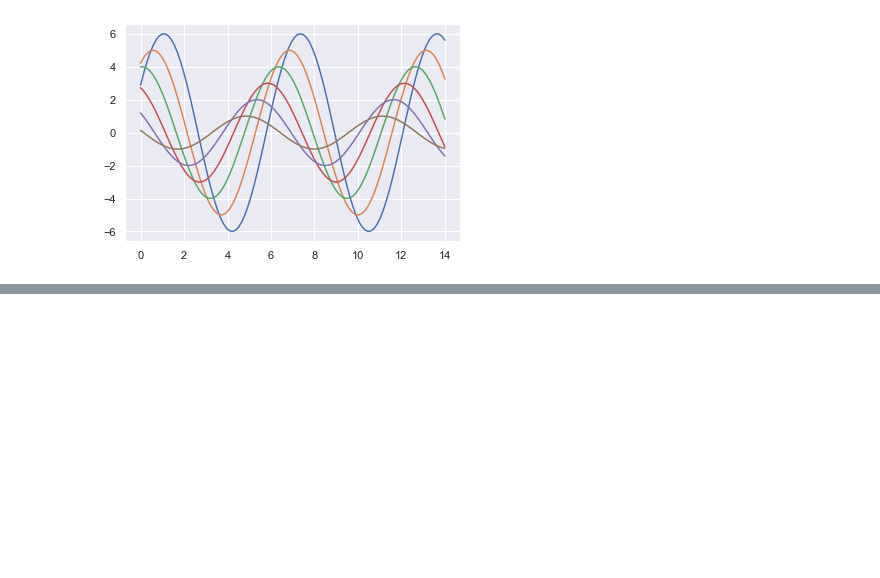
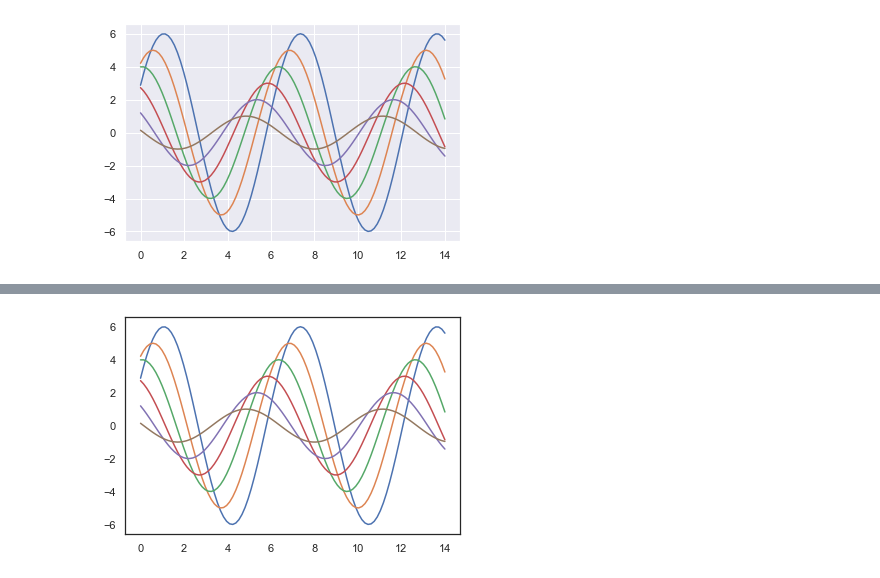
Before and after one commit to Young1783/machinelearning, a Jupyter notebook: visualization/figconfig.ipynb, the cells around one changed output, grey strips where cells are left out. Saved outputs shown, nothing was run; the diff lists cells and outputs as text; code cells hidden in the pictures; blank space fills up the shorter version.

```diff
--- a/visualization/figconfig.ipynb
+++ b/visualization/figconfig.ipynb
@@ -18,0 +30,5 @@ sinplot()
+# %%
+sns.set_style("white")
+sinplot()
+# %% [output]
+[figure, added]
```
Also changed, not shown: parts of 14 cells of this notebook.
